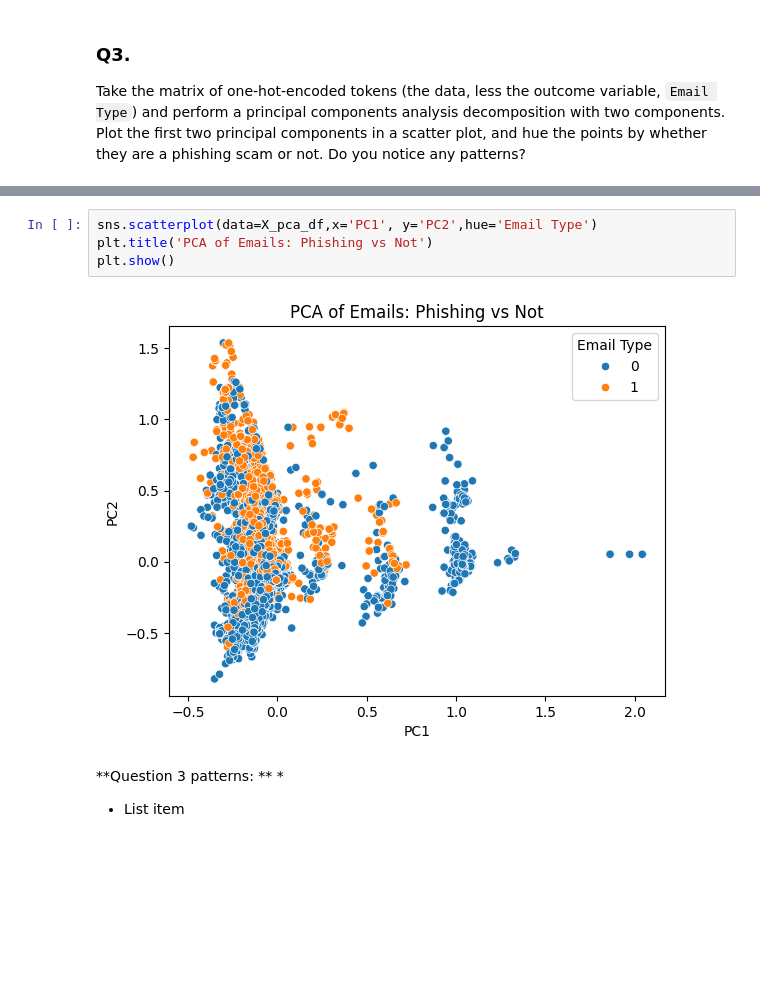
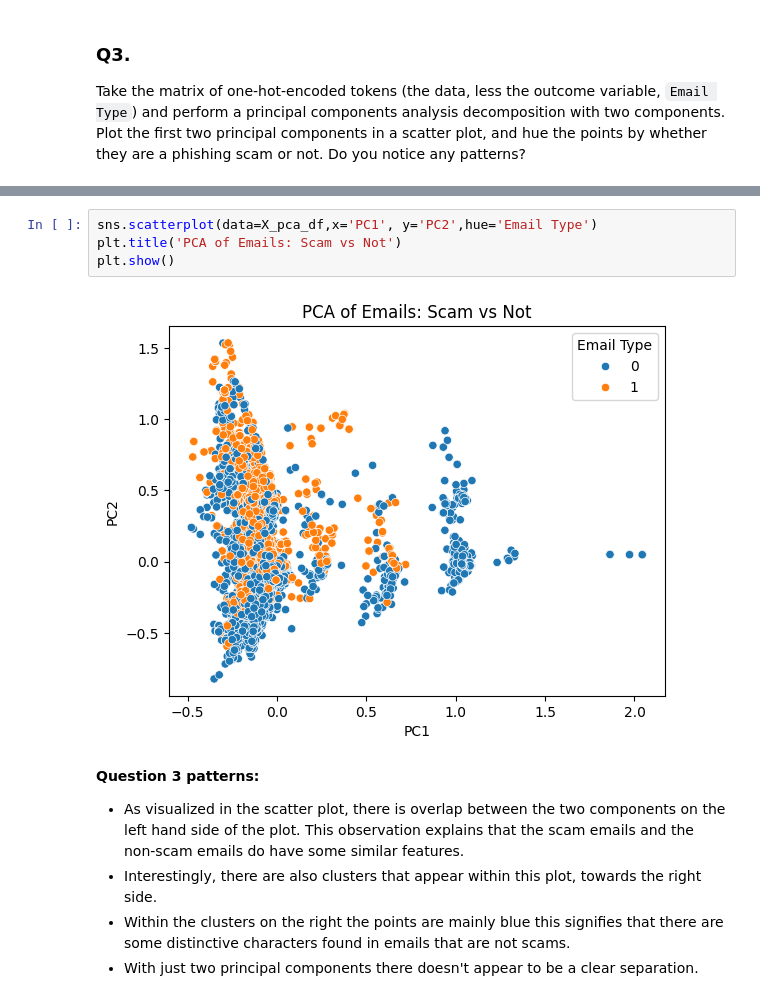
Before and after one commit to nladocsi/pca_assignment, a Jupyter notebook: pca_assignment.ipynb, the cells around one changed output, grey strips where cells are left out. Drawn from its saved outputs; the diff is of its cells as text; blank space fills up the shorter version.

```diff
--- a/pca_assignment.ipynb
+++ b/pca_assignment.ipynb
@@ -133,13 +134,15 @@ print(X_pca_df.head())
 # %%
 sns.scatterplot(data=X_pca_df,x='PC1', y='PC2',hue='Email Type')
-plt.title('PCA of Emails: Phishing vs Not')
+plt.title('PCA of Emails: Scam vs Not')
 plt.show()
 # %% [output]
-[figure, old version]
+[figure, new version]
-# %% [markdown]
-**Question 3 patterns: **
-*
-*   List item
+# %% [markdown]
+**Question 3 patterns:**
+*   As visualized in the scatter plot, there is overlap between the two components on the left hand side of the plot. This observation explains that the scam emails and the non-scam emails do have some similar features.
+*   Interestingly, there are also clusters that appear within this plot, towards the right side.
+*   Within the clusters on the right the points are mainly blue this signifies that there are some distinctive characters found in emails that are not scams.
+*   With just two principal components there doesn't appear to be a clear separation.
 # %% [markdown]
 ### Q4.
 
```
Also changed, not shown: parts of 5 cells of this notebook.
